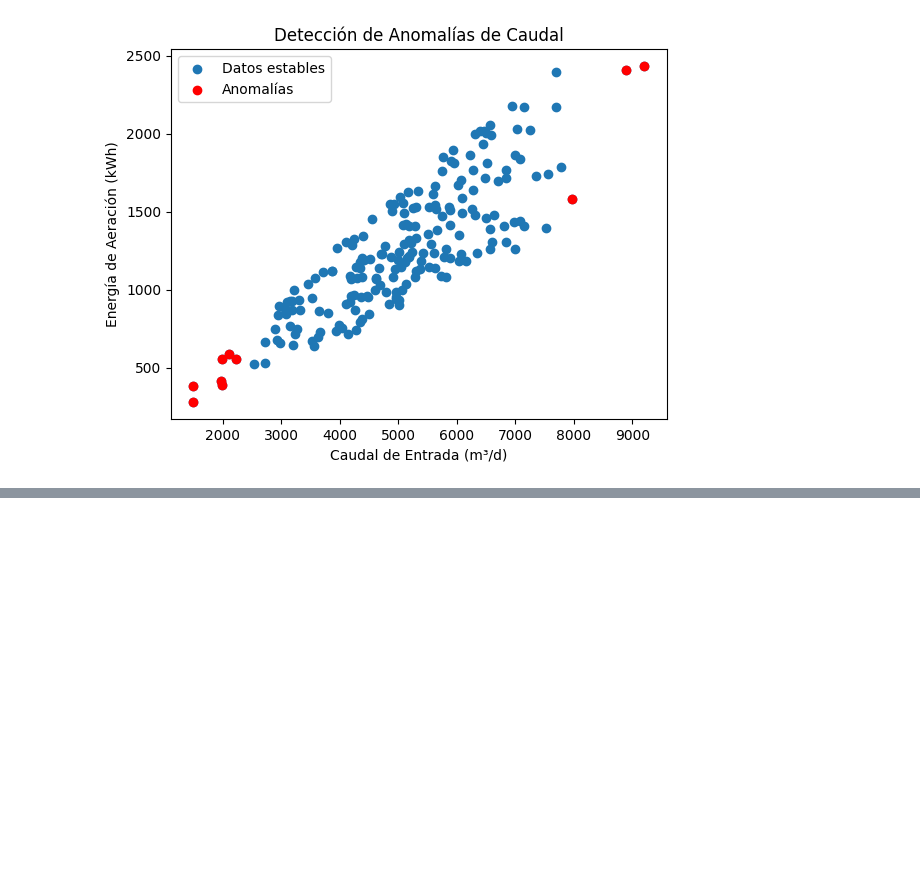
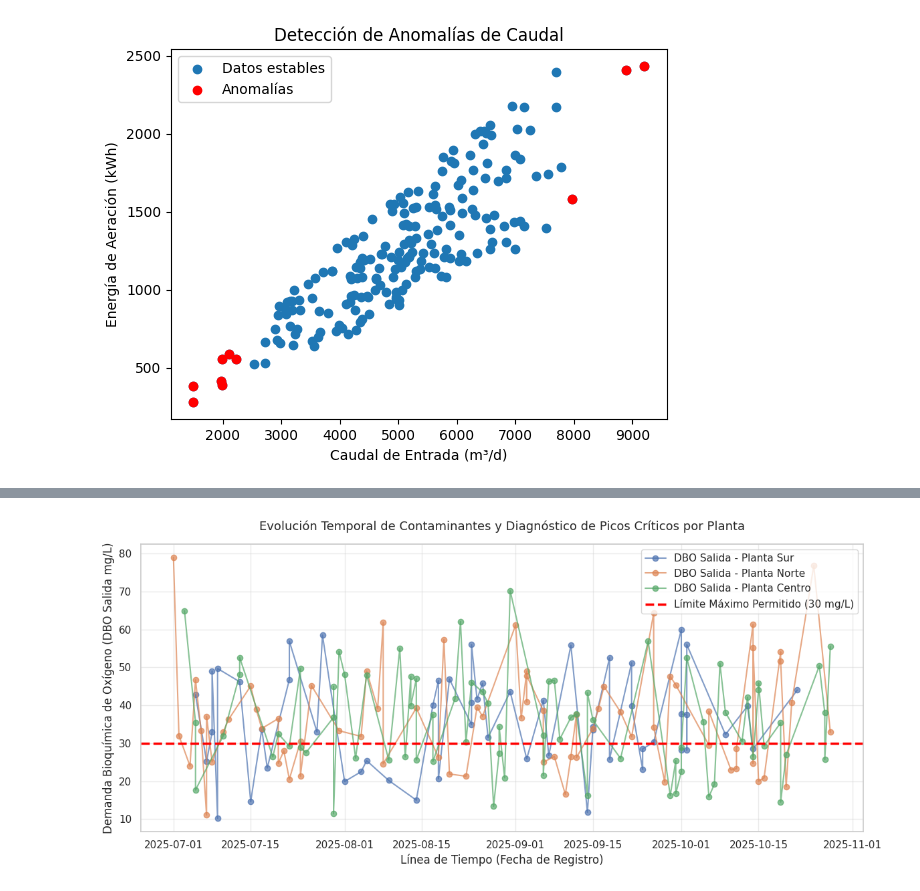
Before and after one commit to amida96/ciencia-de-datos-semana-8, a Jupyter notebook: ciencia_de_datos_sem_8.ipynb, the cells around one changed output, grey strips where cells are left out. Saved outputs shown, nothing was run; the diff lists cells and outputs as text; code cells hidden in the pictures; blank space fills up the shorter version.

Commit message:
Se creó con Colab

```diff
--- a/ciencia_de_datos_sem_8.ipynb
+++ b/ciencia_de_datos_sem_8.ipynb
@@ -209,0 +264,85 @@ plt.show()
+# %%
+import pandas as pd
+import matplotlib.pyplot as plt
+import seaborn as sns
+
+# ==========================================
+# 0. CONFIGURACIÓN DE RUTA Y CARGA DE DATOS
+# ==========================================
+# Asegúrate de que esta ruta sea la correcta en tu Drive
+RUTA_EXCEL = '/content/drive/MyDrive/ ciencia de datos semana 8 /dataset_set_A_aguas_residuales.xlsx'
+
+try:
+    df = pd.read_excel(RUTA_EXCEL, sheet_name='Sheet1')
+    df['fecha_registro'] = pd.to_datetime(df['fecha_registro'], errors='coerce', format='mixed')
+    df = df.dropna(subset=['DBO_salida_mg_L'])
+    print("Datos cargados correctamente para la generación de gráficos.")
+except Exception as e:
+    print(f"Error al cargar el archivo: {e}. Revisa si la ruta de Drive es correcta.")
+
+# Configuración general de estilo profesional
+sns.set_theme(style="whitegrid")
+plt.rcParams.update({'font.size': 11, 'axes.labelsize': 12, 'axes.titlesize': 13})
+
+# ==========================================
+# G R Á F I C O  1: LÍNEAS TEMPORALES
+# ==========================================
+plt.figure(figsize=(12, 5.5))
+
+# Graficar la evolución por cada planta presente en el dataset
+for planta in df['planta'].unique():
+    df_planta = df[df['planta'] == planta].sort_values('fecha_registro')
+    plt.plot(df_planta['fecha_registro'], df_planta['DBO_salida_mg_L'],
+             marker='o', linestyle='-', alpha=0.7, label=f'DBO Salida - {planta}')
+
+# Añadir línea roja fija para el límite normativo (30 mg/L)
+plt.axhline(y=30, color='red', linestyle='--', linewidth=2.5, label='Límite Máximo Permitido (30 mg/L)')
+
+plt.title("Evolución Temporal de Contaminantes y Diagnóstico de Picos Críticos por Planta", pad=15)
+plt.xlabel("Línea de Tiempo (Fecha de Registro)")
+plt.ylabel("Demanda Bioquímica de Oxígeno (DBO Salida mg/L)")
+plt.legend(loc="upper right", frameon=True)
+plt.grid(True, alpha=0.4)
+plt.tight_layout()
+
+# Guardar la Figura 1 en tu entorno de Colab
+plt.savefig("grafico_1_lineas_temporales.png", dpi=300)
+plt.show()
+print("Gráfico 1 generado y guardado como 'grafico_1_lineas_temporales.png'")
+
+
+# ==========================================
+# G R Á F I C O  2: BARRAS DE CUMPLIMIENTO
+# ==========================================
+plt.figure(figsize=(9, 5.5))
+
+# Calcular la tasa promedio de cumplimiento real por planta
+cumplimiento_planta = df.groupby('planta')['cumplimiento_norma'].mean().reset_index()
+# Convertir la proporción en porcentaje directo (0.29 -> 29.6)
+cumplimiento_planta['porcentaje_cumplimiento'] = cumplimiento_planta['cumplimiento_norma'] * 100
+
+# Crear gráfico de barras verticales
+ax = sns.barplot(data=cumplimiento_planta, x='planta', y='porcentaje_cumplimiento', palette='Blues_r', hue='planta', legend=False)
+
+# Agregar las etiquetas de porcentaje exacto arriba de cada barra gruesa
+for p in ax.patches:
+    ax.annotate(f"{p.get_height():.1f}%",
+                (p.get_x() + p.get_width() / 2., p.get_height()),
+                ha='center', va='center',
+                xytext=(0, 8),
+                textcoords='offset points',
+                fontweight='bold',
+                color='#2c3e50')
+
+plt.title("Tasa de Cumplimiento de la Norma Ambiental por Planta de Tratamiento", pad=15)
+plt.xlabel("Instalación / Planta de Tratamiento")
+plt.ylabel("Porcentaje de Cumplimiento Exitoso (%)")
+plt.ylim(0, 40) # Margen superior para dar espacio a los textos
+plt.grid(axis='y', alpha=0.5)
+plt.tight_layout()
+
+# Guardar la Figura 2 en tu entorno de Colab
+plt.savefig("grafico_2_barras_cumplimiento.png", dpi=300)
+plt.show()
+print("Gráfico 2 generado y guardado como 'grafico_2_barras_cumplimiento.png'")
+# %% [output]
@@ -209,0 +350 @@ plt.show()
+[figure, added]
```
Also changed, not shown: parts of 6 cells of this notebook.
